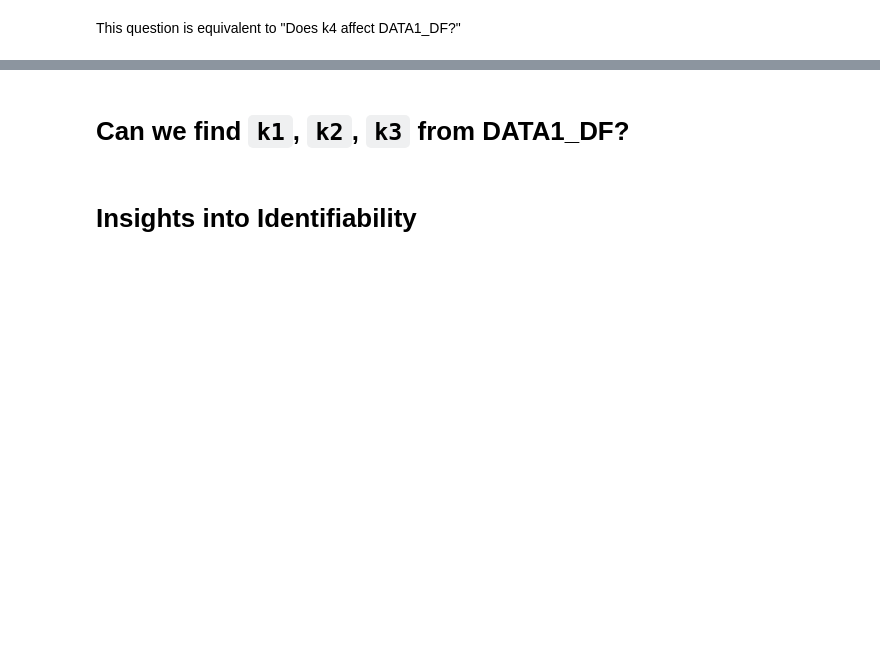
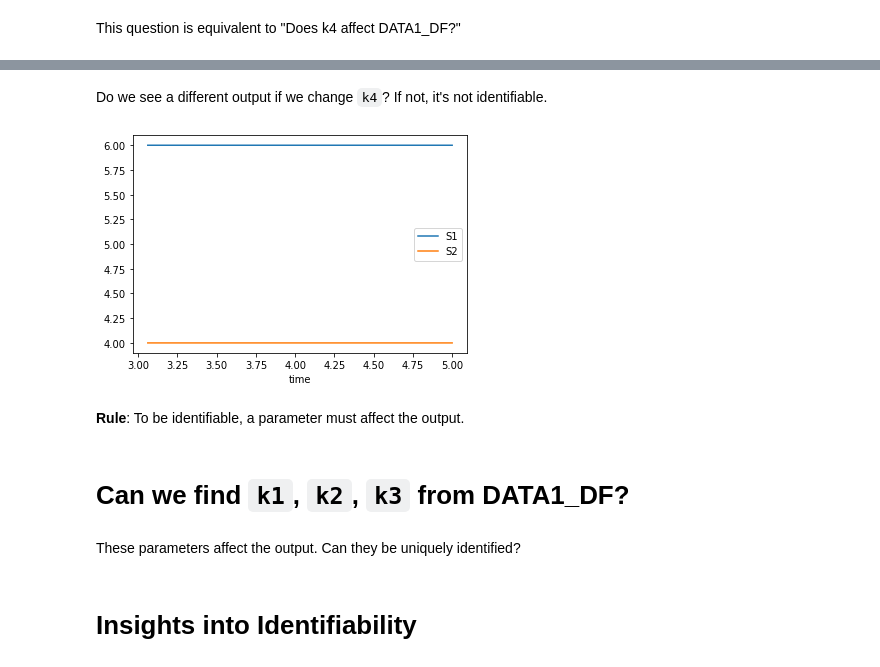
Before and after one commit to ModelEngineering/BIOEN-437, a Jupyter notebook: Lectures/Parameter-Estimation/Identifiability.ipynb, the cells around one changed output, grey strips where cells are left out. Cells and saved outputs as stored; diff of their text form; code cells hidden in the pictures; blank space fills up the shorter version.

```diff
--- a/Lectures/Parameter-Estimation/Identifiability.ipynb
+++ b/Lectures/Parameter-Estimation/Identifiability.ipynb
@@ -156,19 +135,27 @@ DATA1_DF = simulate(MODEL1, start_idx=30, species=["S1", "S2"], is_plot=True)
+# %% [markdown]
+Do we see a different output if we change ``k4``? If not, it's not identifiable.
 # %%
 MODEL2 = """
 S1 -> S2; k1*k2*S1
 S2 -> S1; k3*S2
 S3 ->; k4*S3
 
 S1 = 10
 S3 = 15
 k1 = 1
 k2 = 2
 k3 = 3
 k4 = 40
 """
-DATA1_DF = simulate(MODEL2, start_idx=30, species=["S1", "S2"], is_plot=True)
+DATA1_DF = simulate(MODEL2, start_time=3, species=["S1", "S2"], is_plot=True)
+# %% [output]
+[figure, added]
+# %% [markdown]
+**Rule**: To be identifiable, a parameter must affect the output.
 # %% [markdown]
 # Can we find ``k1``, ``k2``, ``k3`` from DATA1_DF?
+# %% [markdown]
+These parameters affect the output. Can they be uniquely identified?
 # %% [markdown]
 # Insights into Identifiability
 # %% [markdown]
```
Also changed, not shown: parts of 4 cells of this notebook.
